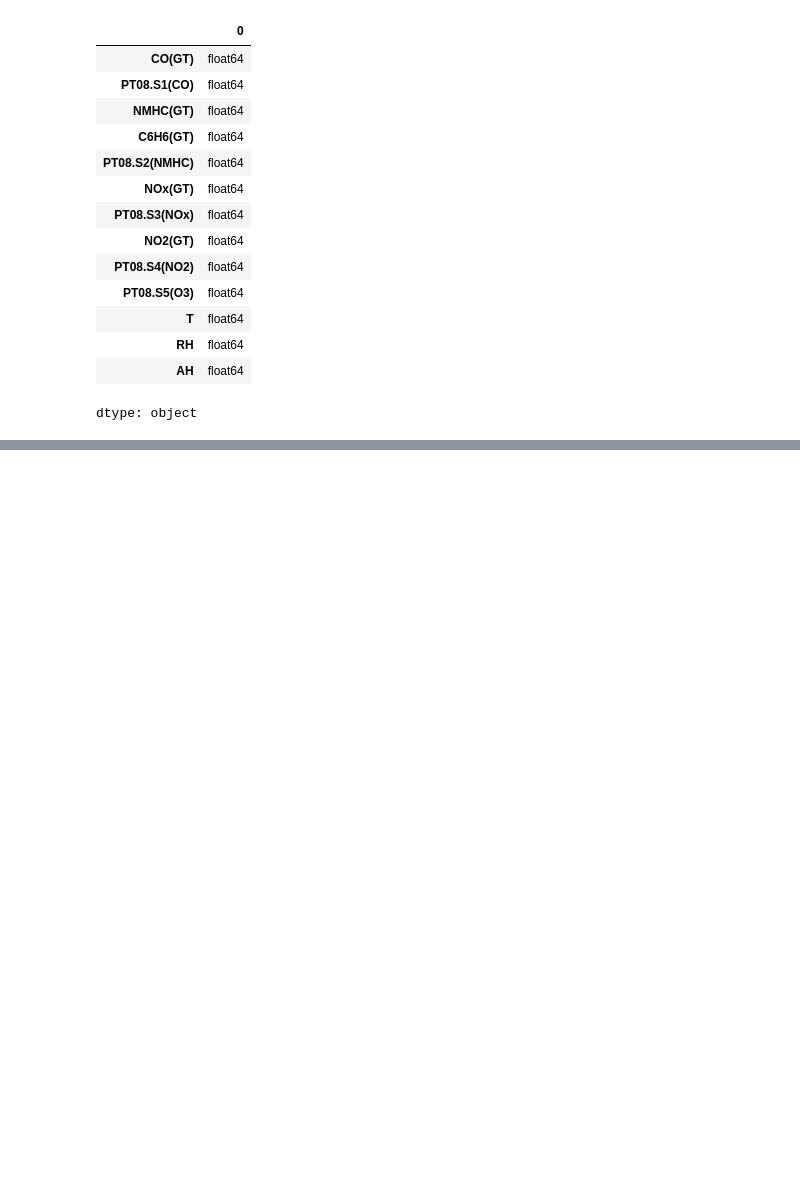
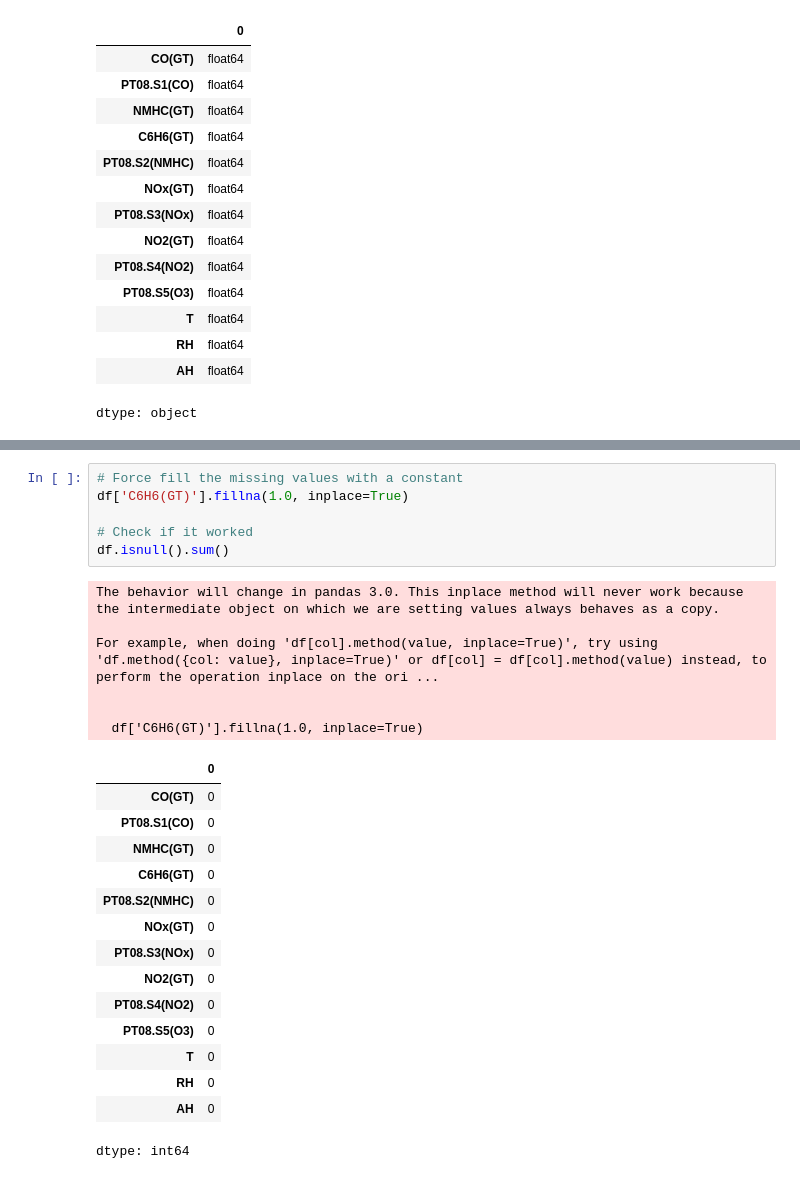
Before and after one commit to flammarionick/Summative-Linear-Regression-Model-Deployment-Using-Flutter, a Jupyter notebook: Summative_Linear_Regression_Model_Deployment_Using_Flutter.ipynb, the cells around one changed output, grey strips where cells are left out. Cells and saved outputs as stored; diff of their text form; blank space fills up the shorter version.

```diff
--- a/Summative_Linear_Regression_Model_Deployment_Using_Flutter.ipynb
+++ b/Summative_Linear_Regression_Model_Deployment_Using_Flutter.ipynb
@@ -135,0 +169,28 @@ dtype: object
+# %%
+# Force fill the missing values with a constant
+df['C6H6(GT)'].fillna(1.0, inplace=True)
+
+# Check if it worked
+df.isnull().sum()
+# %% [output]
+The behavior will change in pandas 3.0. This inplace method will never work because the intermediate object on which we are setting values always behaves as a copy.
+
+For example, when doing 'df[col].method(value, inplace=True)', try using 'df.method({col: value}, inplace=True)' or df[col] = df[col].method(value) instead, to perform the operation inplace on the ori ...
+
+
+  df['C6H6(GT)'].fillna(1.0, inplace=True)
+|  | 0 |
+| CO(GT) | 0 |
+| PT08.S1(CO) | 0 |
+| NMHC(GT) | 0 |
+| C6H6(GT) | 0 |
+| PT08.S2(NMHC) | 0 |
+| NOx(GT) | 0 |
+| PT08.S3(NOx) | 0 |
+| NO2(GT) | 0 |
+| PT08.S4(NO2) | 0 |
+| PT08.S5(O3) | 0 |
+| T | 0 |
+| RH | 0 |
+| AH | 0 |
+dtype: int64
```
Also changed, not shown: parts of 4 cells of this notebook.
